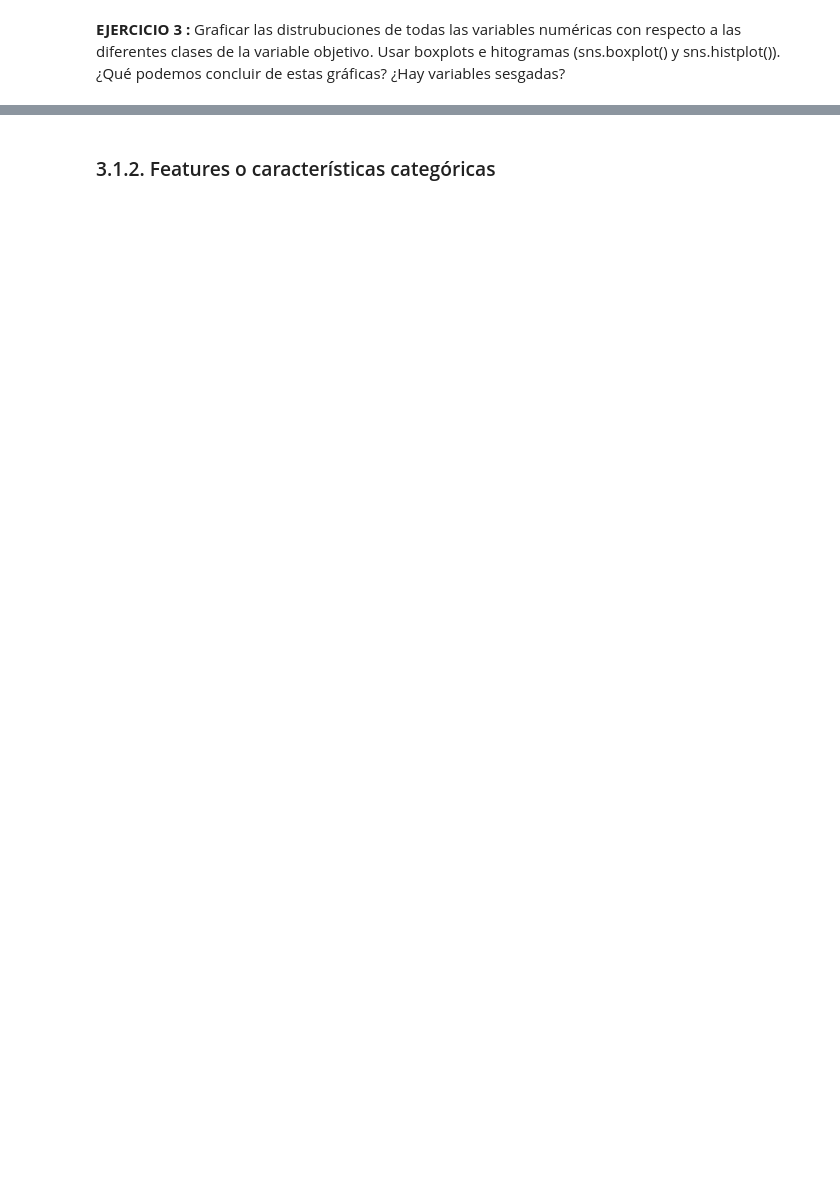
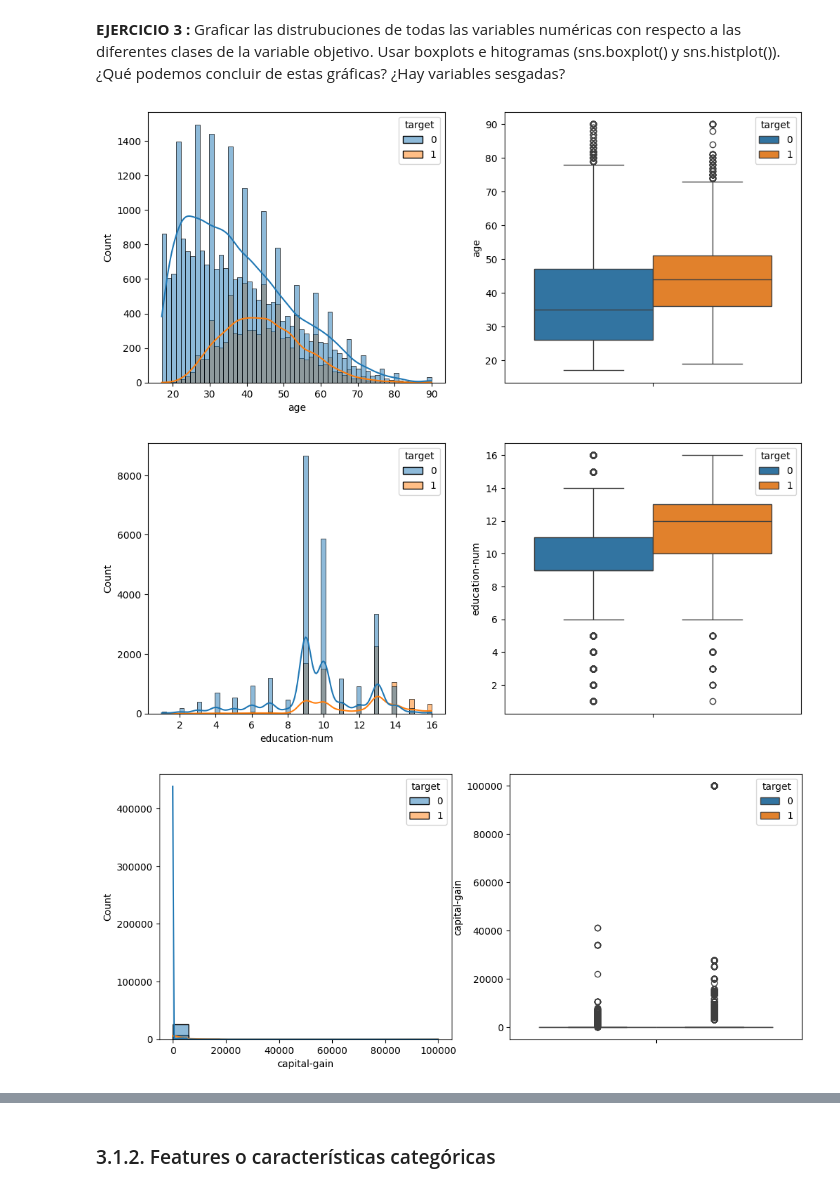
Before and after one commit to fdiazja93/especialidad-en-GenAI, a Jupyter notebook: Clase 1/laboratorio_1.ipynb, the cells around one changed output, grey strips where cells are left out. Drawn from its saved outputs; the diff is of its cells as text; code cells hidden in the pictures; blank space fills up the shorter version.

```diff
--- a/Clase 1/laboratorio_1.ipynb
+++ b/Clase 1/laboratorio_1.ipynb
@@ -225,12 +250,12 @@ print(f"\n === La variable objetivo tiene los siguientes valores nulos: ===\n {d
 # %%
 # Ejercicio 1: Guardamos nombres de columnas categóricas y numéricas
 cols  = [col for col in df.columns if col != 'target']
-cat_cols = []
-num_cols = []
+cat_cols = [col for col in cols if df[col].dtype in ['category', 'object']]
+num_cols = [col for col in cols if col not in cat_cols]
 # %% [markdown]
 **EJERCICIO 2:** Crear dos diccionarios llamado cat_miss_vals (para variables categóricas) y num_miss_vals (para variables numéricas) que contengan los nombres de las columnas con valores faltantes o nulos como llaves o keys y la cantidad de estos valores como valores o values. Recordemos que existe el método .isnull() para obtener valores números en dataframes.
 # %%
-cat_miss_vals = {}
-num_miss_vals = {}
+cat_miss_vals = {col:df[col].isnull().sum() for col in cat_cols if df[col].isnull().any()}
+num_miss_vals = {col:df[col]. isnull().sum() for col in num_cols if df[col].isnull().any()}
 print(f"\n === Al dataset le faltan los siguientes datos catgóricos: ===\n {cat_miss_vals}")
 print(f"\n === Al dataset le faltan los siguientes datos numéricos: ===\n {num_miss_vals}")
@@ -276,3 +344,13 @@ print(f'\n === Las estadísticas de las características numéricas son: === \n
 # %%
 # Visualizamos distribuciones de características numéricas
 # Podemos usar este comando para graficar varias gráficas al tiempo fig, axes = plt.subplots(nrows=1, ncols=2, figsize=(12, 5))
+
+for col in num_cols:
+    fig, axes = plt.subplots(nrows=1, ncols=2, figsize=(12, 5))
+    sns.histplot(data=df_temp[num_cols], x=col, kde=True, hue=df_temp['target'], ax=axes[0])
+    sns.boxplot(data=df_temp[num_cols], y=col, hue=df_temp['target'], ax=axes[1])
+    plt.show()
+# %% [output]
+[figure, added]
+[figure, added]
+[figure, added]
```
Also changed, not shown: parts of 22 cells of this notebook.
